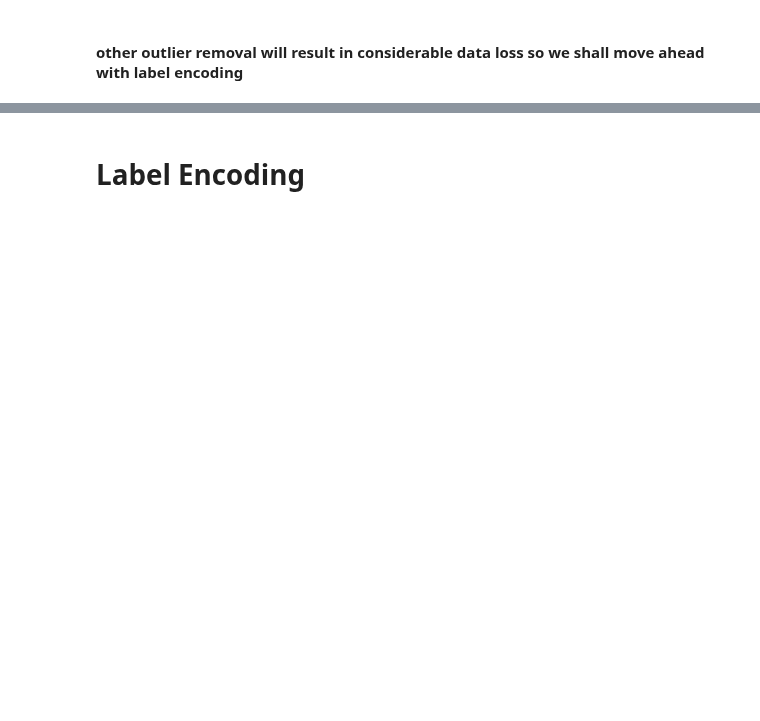
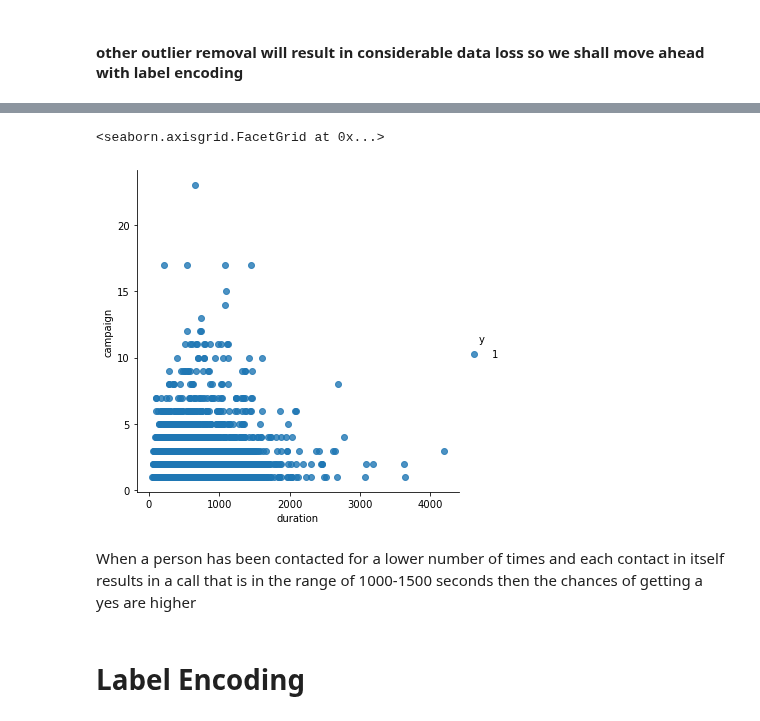
Before and after one commit to datav94/prcp_1000_bankm, a Jupyter notebook: prcp_1000_feature_sel.ipynb, the cells around one changed output, grey strips where cells are left out. Saved outputs shown, nothing was run; the diff lists cells and outputs as text; code cells hidden in the pictures; blank space fills up the shorter version.

```diff
--- a/prcp_1000_feature_sel.ipynb
+++ b/prcp_1000_feature_sel.ipynb
@@ -136,3 +208,10 @@ Name: y, dtype: int64
+# %%
+sns.lmplot(x='duration', y='campaign', hue='y',data=df3, fit_reg=False)
+# %% [output]
+<seaborn.axisgrid.FacetGrid at 0x...>
+[figure, added]
+# %% [markdown]
+When a person has been contacted for a lower number of times and each contact in itself results in a call that is in the range of 1000-1500 seconds then the chances of getting a yes are higher
 # %% [markdown]
 # Label Encoding
 # %%
```
Also changed, not shown: parts of 26 cells of this notebook, 6 other files.
